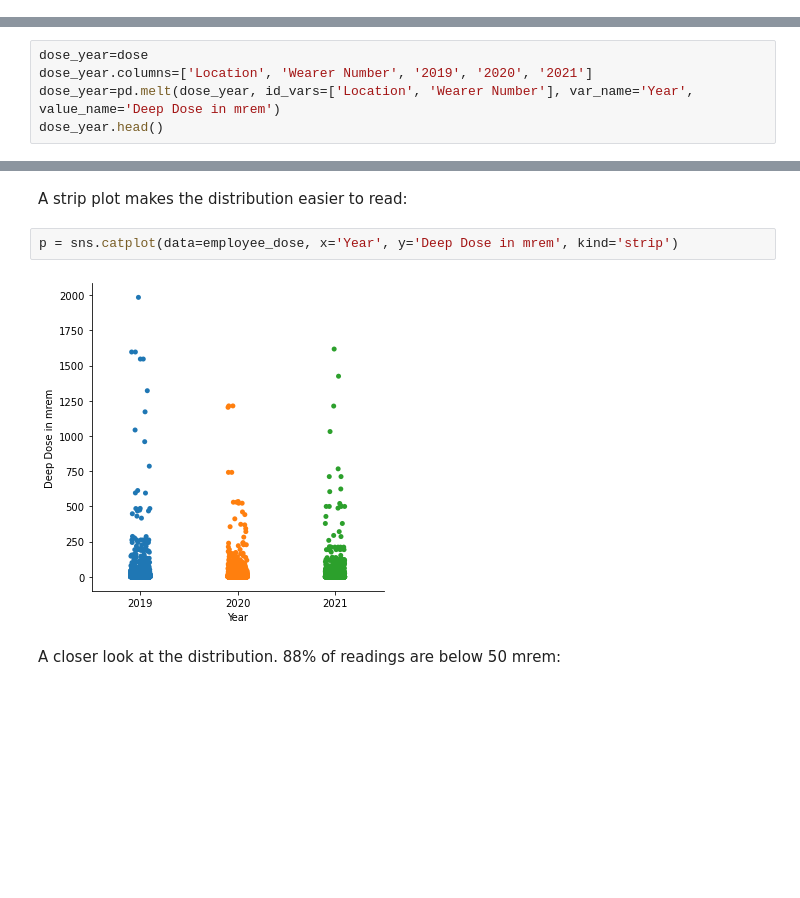
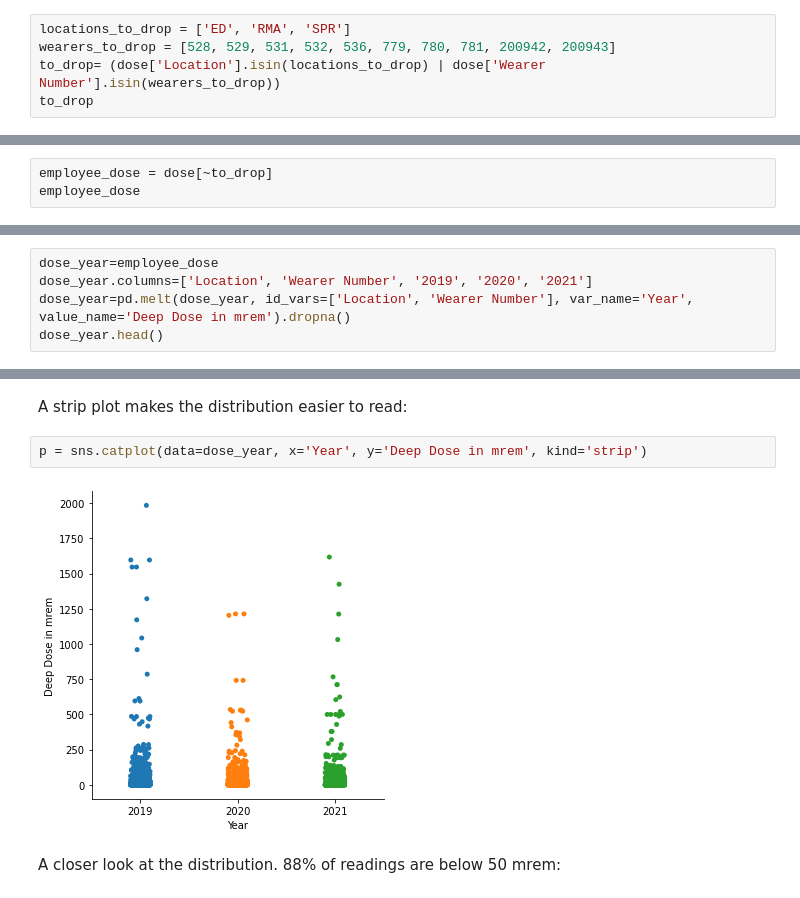
Before and after one commit to aerrico1/showcase, a Jupyter notebook: Dosimetry 2019-2021.ipynb, the cells around one changed output, grey strips where cells are left out. Saved outputs shown, nothing was run; the diff lists cells and outputs as text; blank space fills up the shorter version.

```diff
--- a/Dosimetry 2019-2021.ipynb
+++ b/Dosimetry 2019-2021.ipynb
@@ -73,0 +67,5 @@ dose.head()
+# %%
+locations_to_drop = ['ED', 'RMA', 'SPR']
+wearers_to_drop = [528, 529, 531, 532, 536, 779, 780, 781, 200942, 200943]
+to_drop= (dose['Location'].isin(locations_to_drop) | dose['Wearer Number'].isin(wearers_to_drop))
+to_drop
@@ -73,0 +85,3 @@ dose.head()
+# %%
+employee_dose = dose[~to_drop]
+employee_dose
@@ -92,9 +120,9 @@ print('2021 median: ' + str(dose['Deep Dose_2021'].median()))
 # %% [markdown]
 Melt the dataframe to facilitate categorical analysis in seaborn:
 # %%
-dose_year=dose
+dose_year=employee_dose
 dose_year.columns=['Location', 'Wearer Number', '2019', '2020', '2021']
-dose_year=pd.melt(dose_year, id_vars=['Location', 'Wearer Number'], var_name='Year', value_name='Deep Dose in mrem')
+dose_year=pd.melt(dose_year, id_vars=['Location', 'Wearer Number'], var_name='Year', value_name='Deep Dose in mrem').dropna()
 dose_year.head()
 # %% [output]
 |  | Location | Wearer Number | Year | Deep Dose in mrem |
@@ -152,9 +142,9 @@ plt.show()
 # %% [markdown]
 A strip plot makes the distribution easier to read:
 # %%
-p = sns.catplot(data=employee_dose, x='Year', y='Deep Dose in mrem', kind='strip')
+p = sns.catplot(data=dose_year, x='Year', y='Deep Dose in mrem', kind='strip')
 # %% [output]
-[figure, old version]
+[figure, new version]
 # %% [markdown]
 A closer look at the distribution. 88% of readings are below 50 mrem:
 # %%
```
Also changed, not shown: parts of 22 cells of this notebook.
